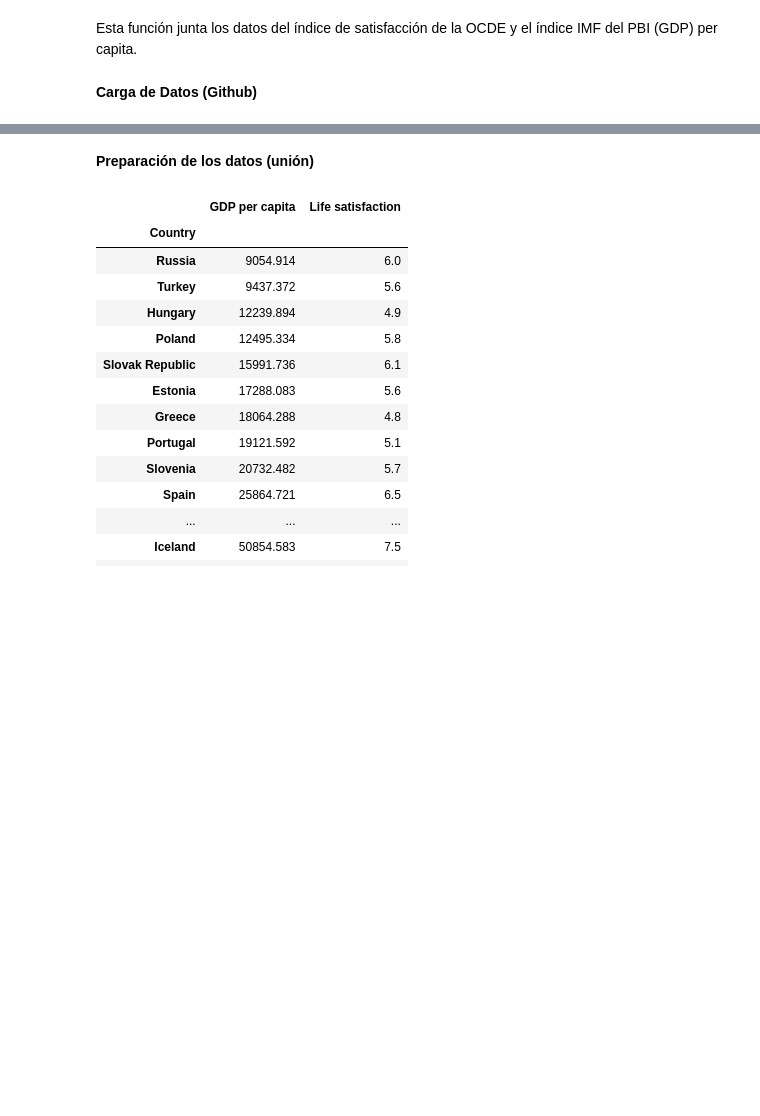
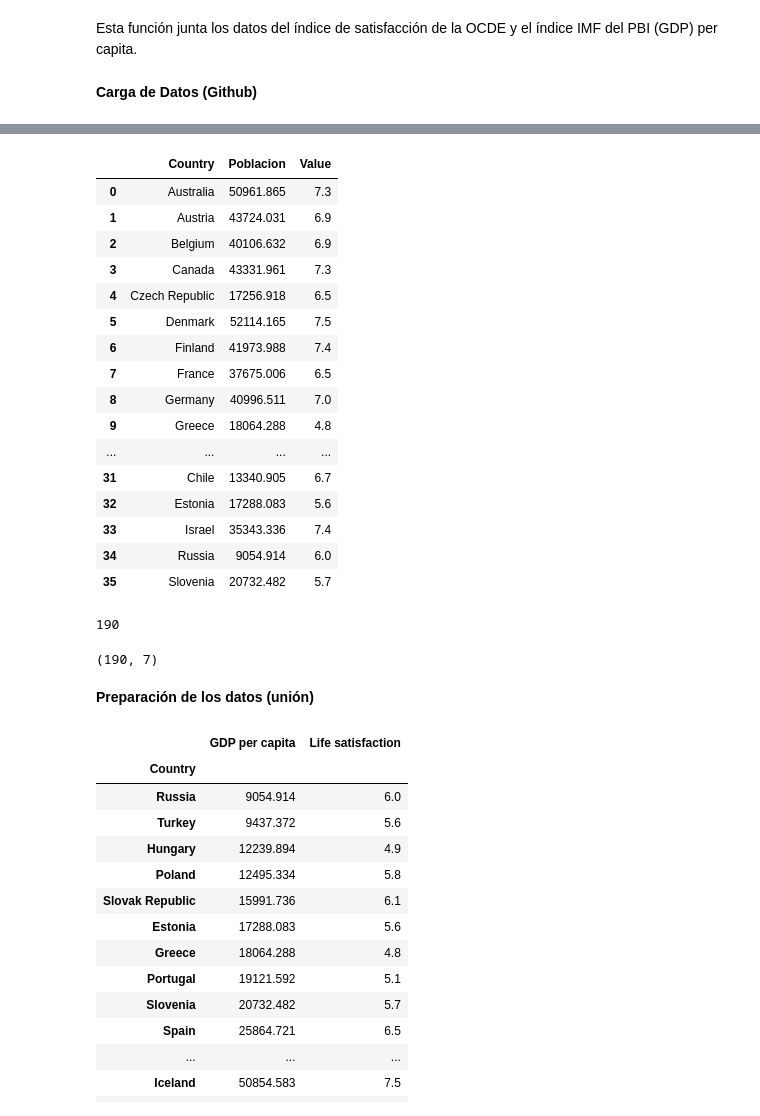
Before and after one commit to Ricardomanuel1/Maestr-a_Ciencia_de_Datos, a Jupyter notebook: II. Introduccion_Ciencia_Datos/1_DineroFelicidad.ipynb, the cells around one changed output, grey strips where cells are left out. Cells and saved outputs as stored; diff of their text form; code cells hidden in the pictures; blank space fills up the shorter version.

```diff
--- a/II. Introduccion_Ciencia_Datos/1_DineroFelicidad.ipynb
+++ b/II. Introduccion_Ciencia_Datos/1_DineroFelicidad.ipynb
@@ -57,3 +102,33 @@ gdp_per_capita.head()
+# %%
+filtro=union[["Country","Poblacion","Value"]]
+filtro
+# %% [output]
+|  | Country | Poblacion | Value |
+| 0 | Australia | 50961.865 | 7.3 |
+| 1 | Austria | 43724.031 | 6.9 |
+| 2 | Belgium | 40106.632 | 6.9 |
+| 3 | Canada | 43331.961 | 7.3 |
+| 4 | Czech Republic | 17256.918 | 6.5 |
+| 5 | Denmark | 52114.165 | 7.5 |
+| 6 | Finland | 41973.988 | 7.4 |
+| 7 | France | 37675.006 | 6.5 |
+| 8 | Germany | 40996.511 | 7.0 |
+| 9 | Greece | 18064.288 | 4.8 |
+| ... | ... | ... | ... |
+| 31 | Chile | 13340.905 | 6.7 |
+| 32 | Estonia | 17288.083 | 5.6 |
+| 33 | Israel | 35343.336 | 7.4 |
+| 34 | Russia | 9054.914 | 6.0 |
+| 35 | Slovenia | 20732.482 | 5.7 |
+# %%
+uni=gdp_per_capita["Country"].unique()
+len(uni)
+# %% [output]
+190
+# %%
+gdp_per_capita.shape
+# %% [output]
+(190, 7)
 # %% [markdown]
 **Preparación de los datos (unión)**
 # %%
```
Also changed, not shown: parts of 9 cells of this notebook.
